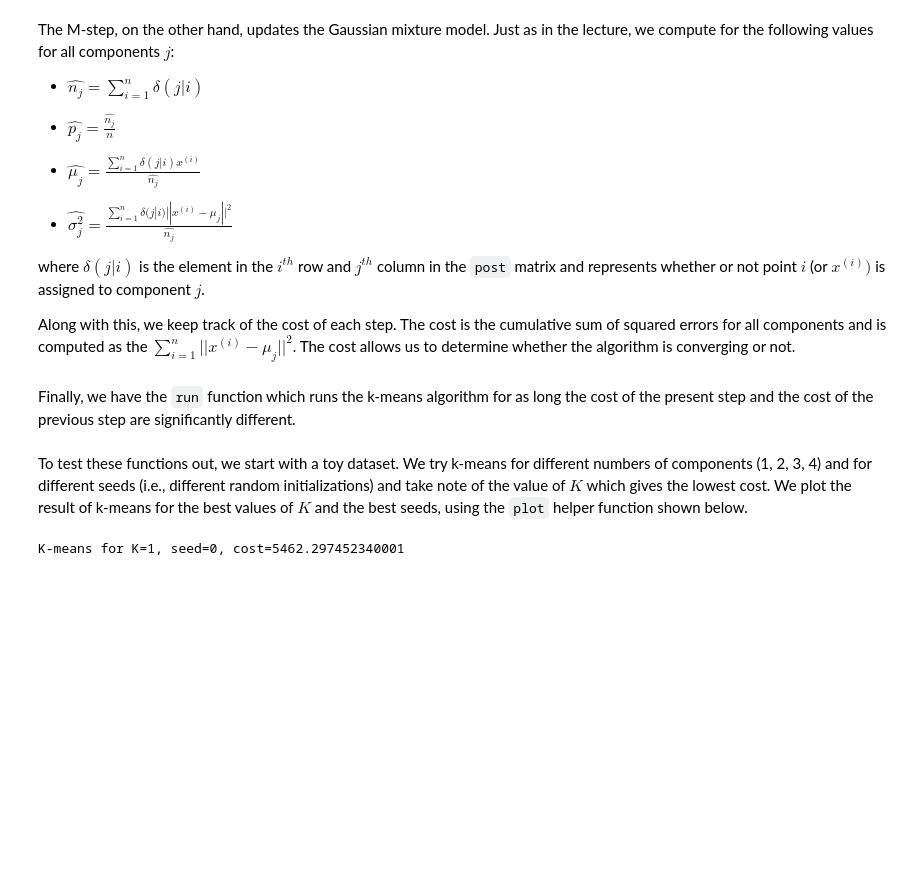
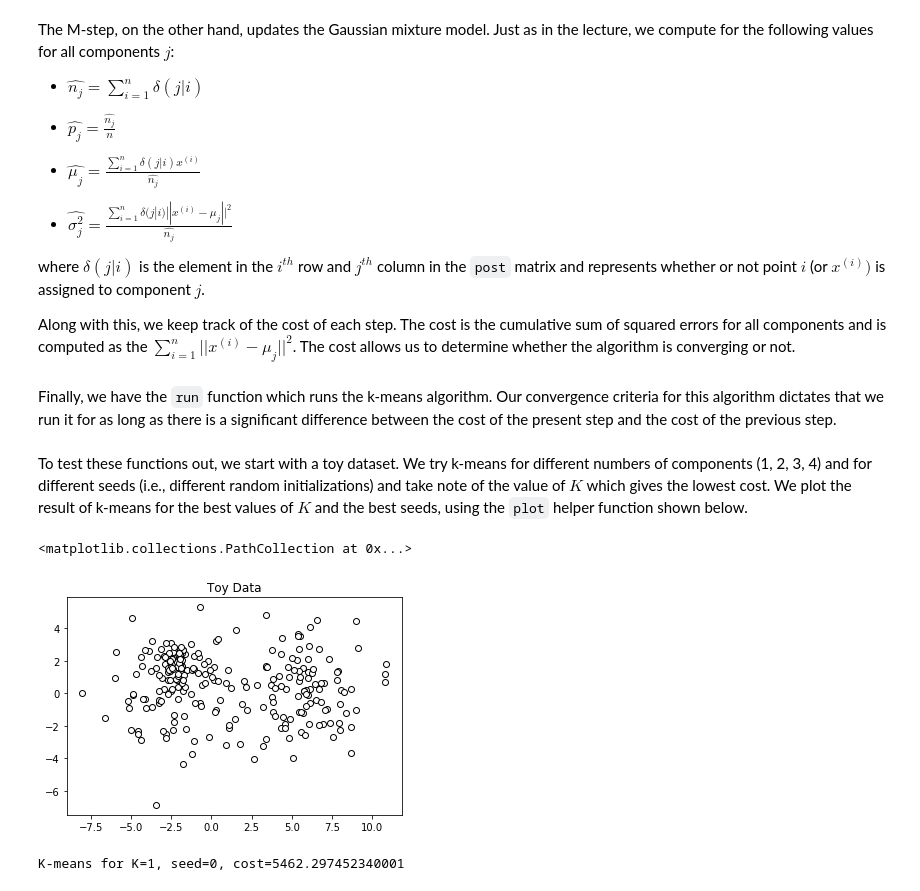
Before and after one commit to mukhaksaeng/MOOCs, a Jupyter notebook: Machine Learning with Python - From Linear Models to Deep Learning/Unit 4/Problem Set/netflix/Project 4 (Collaborative Filtering via Gaussian Mixtures).ipynb, the cells around one changed output. Cells and saved outputs as stored; diff of their text form; code cells hidden in the pictures; blank space fills up the shorter version.

```diff
--- a/Machine Learning with Python - From Linear Models to Deep Learning/Unit 4/Problem Set/netflix/Project 4 (Collaborative Filtering via Gaussian Mixtures).ipynb
+++ b/Machine Learning with Python - From Linear Models to Deep Learning/Unit 4/Problem Set/netflix/Project 4 (Collaborative Filtering via Gaussian Mixtures).ipynb
@@ -131,7 +131,7 @@ def kmeans_mstep(X: np.ndarray, post: np.ndarray) -> Tuple[GaussianMixture, floa
 
     return GaussianMixture(mu, var, p), cost
 # %% [markdown]
-Finally, we have the `run` function which runs the k-means algorithm for as long the cost of the present step and the cost of the previous step are significantly different.
+Finally, we have the `run` function which runs the k-means algorithm. Our convergence criteria for this algorithm dictates that we run it for as long as there is a significant difference between the cost of the present step and the cost of the previous step.
 # %%
 def kmeans_run(X: np.ndarray, mixture: GaussianMixture,
         post: np.ndarray) -> Tuple[GaussianMixture, np.ndarray, float]:
@@ -195,4 +195,13 @@ def plot(X: np.ndarray, mixture: GaussianMixture, post: np.ndarray,
         ax.text(mu[0], mu[1], legend)
     plt.axis('equal')
     plt.show()
+# %%
+# Load toy dataset
+X = np.loadtxt('toy_data.txt')
+
+plt.title("Toy Data")
+plt.scatter(X[:, 0], X[:, 1], marker = "o", edgecolor = "black", facecolor = "white")
+# %% [output]
+<matplotlib.collections.PathCollection at 0x...>
+[figure, added]
 # %%
```
Also changed, not shown: parts of 16 cells of this notebook.
